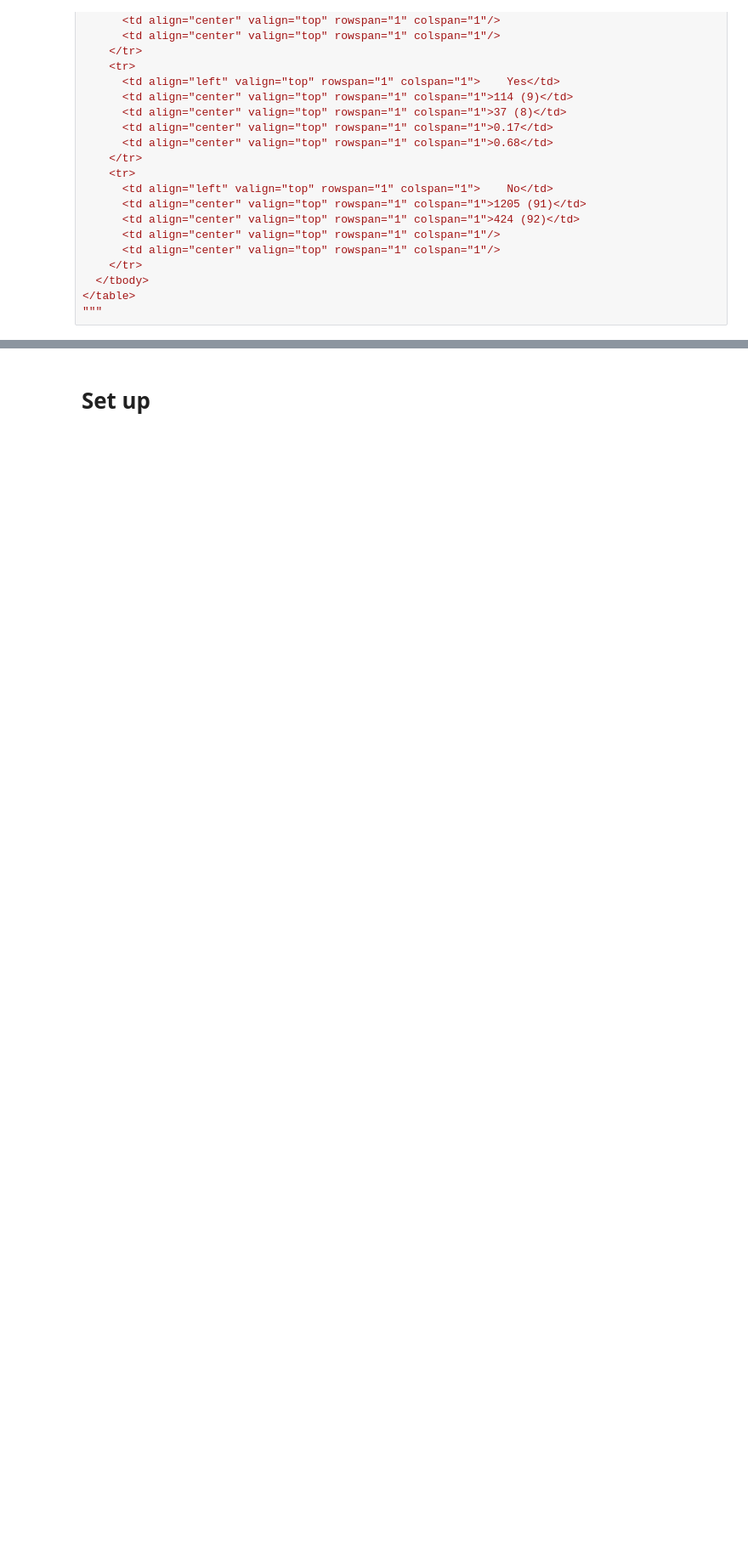
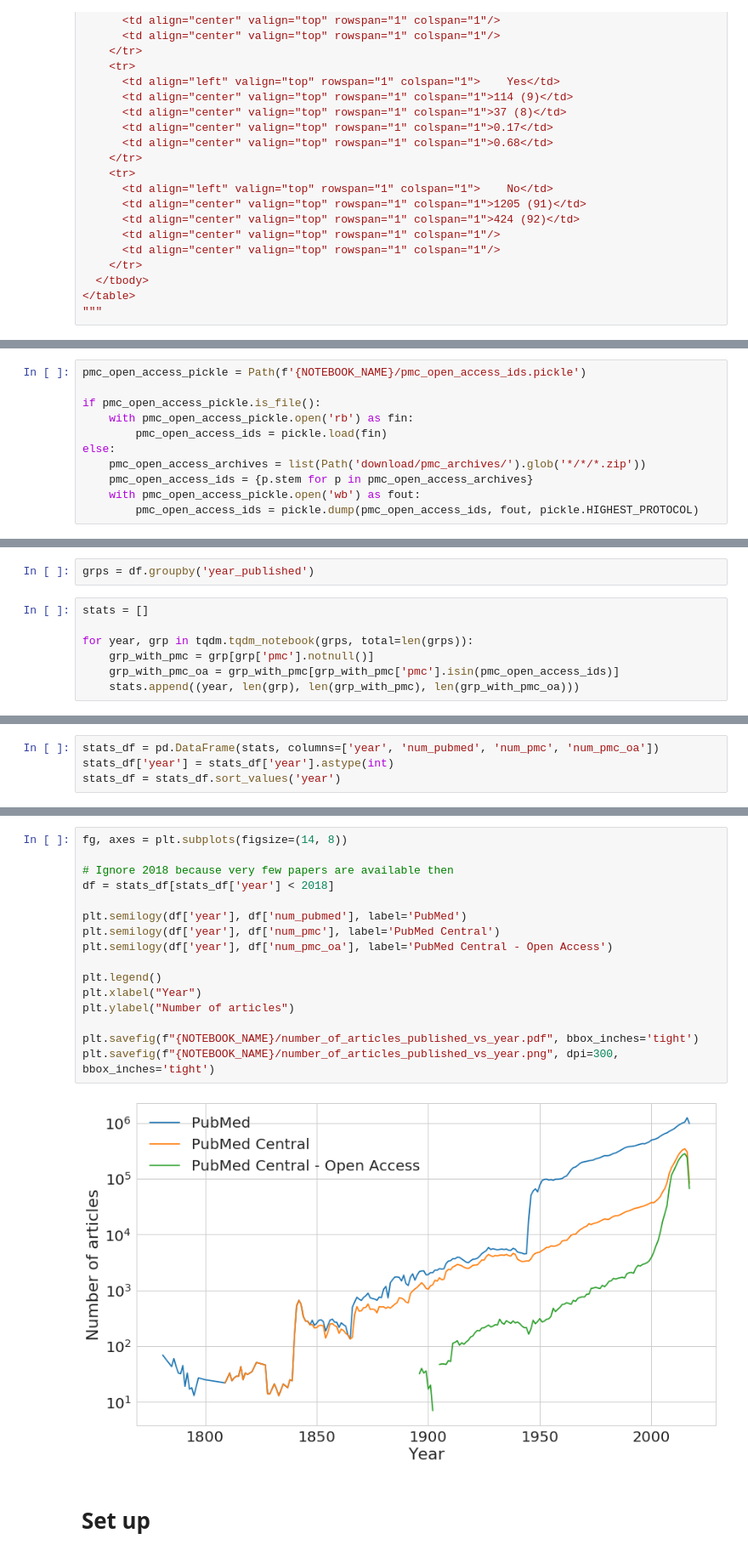
Before and after one commit to pmc-tables/pmc-tables-pipeline, a Jupyter notebook: notebooks/load_pubmed_xml_files.ipynb, the cells around one changed output, grey strips where cells are left out. Shown: that part at 85% size. Cells and saved outputs as stored; diff of their text form; blank space fills up the shorter version.

```diff
--- a/notebooks/load_pubmed_xml_files.ipynb
+++ b/notebooks/load_pubmed_xml_files.ipynb
@@ -327,0 +420,11 @@ df[0].head()
+# %%
+pmc_open_access_pickle = Path(f'{NOTEBOOK_NAME}/pmc_open_access_ids.pickle')
+
+if pmc_open_access_pickle.is_file():
+    with pmc_open_access_pickle.open('rb') as fin:
+        pmc_open_access_ids = pickle.load(fin)
+else:
+    pmc_open_access_archives = list(Path('download/pmc_archives/').glob('*/*/*.zip'))
+    pmc_open_access_ids = {p.stem for p in pmc_open_access_archives}
+    with pmc_open_access_pickle.open('wb') as fout:
+        pmc_open_access_ids = pickle.dump(pmc_open_access_ids, fout, pickle.HIGHEST_PROTOCOL)
@@ -327,0 +439,9 @@ df[0].head()
+# %%
+grps = df.groupby('year_published')
+# %%
+stats = []
+
+for year, grp in tqdm.tqdm_notebook(grps, total=len(grps)):
+    grp_with_pmc = grp[grp['pmc'].notnull()]
+    grp_with_pmc_oa = grp_with_pmc[grp_with_pmc['pmc'].isin(pmc_open_access_ids)]
+    stats.append((year, len(grp), len(grp_with_pmc), len(grp_with_pmc_oa)))
@@ -327,0 +454,4 @@ df[0].head()
+# %%
+stats_df = pd.DataFrame(stats, columns=['year', 'num_pubmed', 'num_pmc', 'num_pmc_oa'])
+stats_df['year'] = stats_df['year'].astype(int)
+stats_df = stats_df.sort_values('year')
@@ -328,3 +479,21 @@ df[0].head()
+# %%
+fg, axes = plt.subplots(figsize=(14, 8))
+
+# Ignore 2018 because very few papers are available then
+df = stats_df[stats_df['year'] < 2018]
+
+plt.semilogy(df['year'], df['num_pubmed'], label='PubMed')
+plt.semilogy(df['year'], df['num_pmc'], label='PubMed Central')
+plt.semilogy(df['year'], df['num_pmc_oa'], label='PubMed Central - Open Access')
+
+plt.legend()
+plt.xlabel("Year")
+plt.ylabel("Number of articles")
+
+plt.savefig(f"{NOTEBOOK_NAME}/number_of_articles_published_vs_year.pdf", bbox_inches='tight')
+plt.savefig(f"{NOTEBOOK_NAME}/number_of_articles_published_vs_year.png", dpi=300, bbox_inches='tight')
+# %% [output]
+[figure, added]
 # %% [markdown]
 # Set up
 # %%
```
Also changed, not shown: parts of 44 cells of this notebook, 4 other files.
